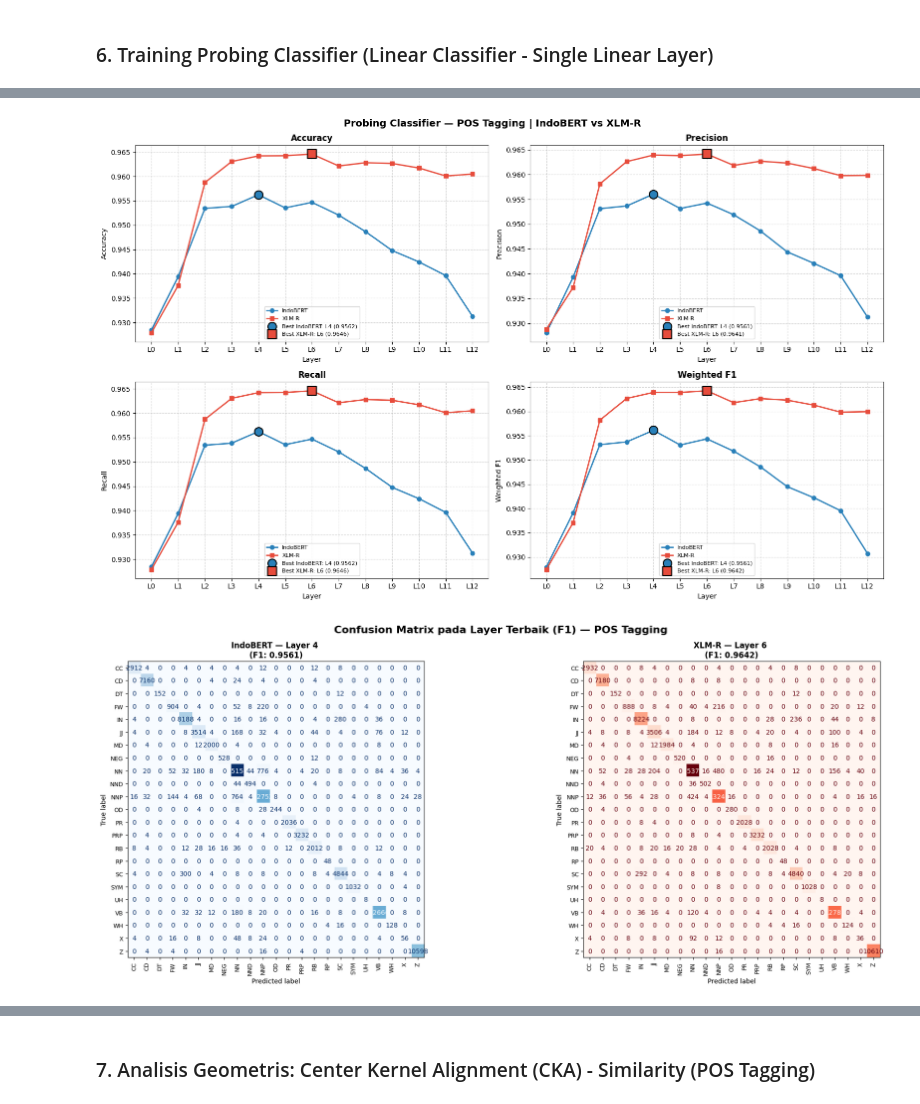
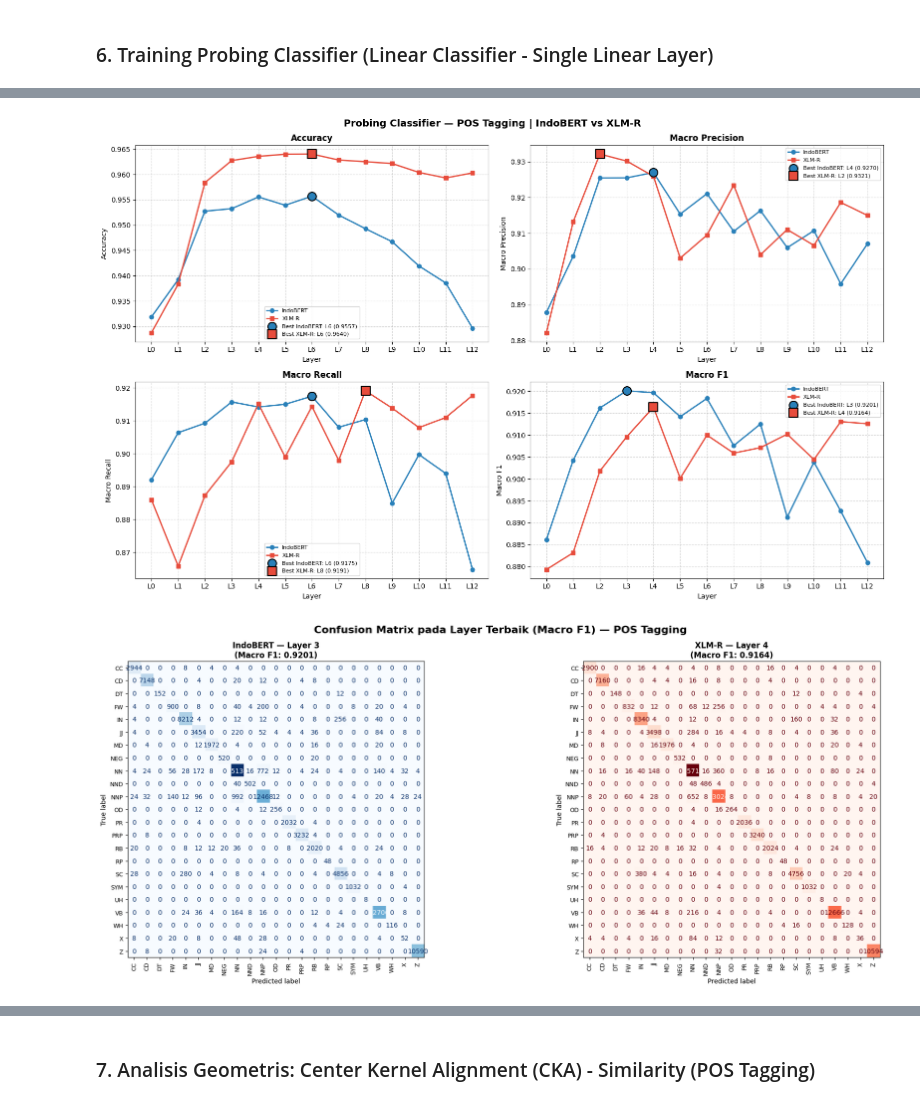
Before and after one commit to mfaqihzacky/IndoBERT-LayerWise, a Jupyter notebook: notebook/AnalisisLayerwise.ipynb, the cells around one changed output, grey strips where cells are left out. Saved outputs shown, nothing was run; the diff lists cells and outputs as text; code cells hidden in the pictures.

```diff
--- a/notebook/AnalisisLayerwise.ipynb
+++ b/notebook/AnalisisLayerwise.ipynb
@@ -1284,20 +1280,17 @@ def train_probe(X_train, y_train, X_eval, y_eval,
 
     y_np  = y_ev.numpy()
     acc   = accuracy_score(y_np, y_pred)
-    f1    = f1_score(y_np, y_pred, average='weighted')
-    prec  = precision_score(y_np, y_pred, average='weighted', zero_division=0)
-    rec   = recall_score(y_np, y_pred, average='weighted', zero_division=0)
+    f1    = f1_score(y_np, y_pred, average='macro', zero_division=0)
+    prec  = precision_score(y_np, y_pred, average='macro', zero_division=0)
+    rec   = recall_score(y_np, y_pred, average='macro', zero_division=0)
 
     if return_preds:
         return acc, f1, prec, rec, y_pred
     return acc, f1, prec, rec
 
-# ── Fungsi Load-on-the-fly (HEMAT RAM) ────────────────────────────────────
+# ── Fungsi Load-on-the-fly  ────────────────────────────────────
 def load_layer_X(model_prefix, layer_idx, num_chunks=3):
     """Meload fitur X hanya untuk layer yang sedang diproses."""
-    # Pastikan SAVE_DIR mengarah ke folder yang sama dengan Tahap 3 & 4
-    # SAVE_DIR = r"D:\UNIVERSITASSEBELASMARET\Semester8\File TA\Progress\Progress TA\SourceCode\TugasAkhir_MuhamadFaqihZacky\notebook\Ekstraksi_Hidden_States\POS_Tagging"
-
     # Load Dev
     tmp_dev = np.load(os.path.join(SAVE_DIR, f"{model_prefix}_pos_dev_L{layer_idx}.npz"))
     X_dev_layer = tmp_dev['X']
@@ -1320,8 +1313,8 @@ results_pos = {
 print("\n" + "=" * 85)
 print("TRAINING PROBING CLASSIFIER PER LAYER — POS TAGGING (SINTAKSIS)")
 print("=" * 85)
-print(f"{'Layer':<7} {'IB Acc':>7} {'IB P':>7} {'IB R':>7} {'IB F1':>7} │ "
-      f"{'XLM Acc':>7} {'XLM P':>7} {'XLM R':>7} {'XLM F1':>7}")
+print(f"{'Layer':<7} {'IB Acc':>7} {'IB P':>7} {'IB R':>7} {'IB mF1':>7} │ "
+      f"{'XLM Acc':>7} {'XLM P':>7} {'XLM R':>7} {'XLM mF1':>8}")
 print("-" * 85)
 
 for layer_idx in range(NUM_LAYERS):
@@ -1332,7 +1325,7 @@ for layer_idx in range(NUM_LAYERS):
         hidden_size=HIDDEN_SIZE, num_classes=NUM_CLASSES,
         return_preds=True
     )
-    del X_train_ib, X_dev_ib # Bebaskan RAM
+    del X_train_ib, X_dev_ib
     gc.collect()
 
     # 2. Eksekusi XLM-R
@@ -1342,7 +1335,7 @@ for layer_idx in range(NUM_LAYERS):
         hidden_size=HIDDEN_SIZE, num_classes=NUM_CLASSES,
         return_preds=True
     )
-    del X_train_xlm, X_dev_xlm # Bebaskan RAM
+    del X_train_xlm, X_dev_xlm
     gc.collect()
 
     # 3. Simpan metrik
@@ -1357,7 +1350,7 @@ for layer_idx in range(NUM_LAYERS):
         results_pos[key]['y_pred'].append(vals[4])
 
     print(f"L{layer_idx:<6} {acc_i:>7.4f} {prec_i:>7.4f} {rec_i:>7.4f} {f1_i:>7.4f} │ "
-          f"{acc_x:>7.4f} {prec_x:>7.4f} {rec_x:>7.4f} {f1_x:>7.4f}")
+          f"{acc_x:>7.4f} {prec_x:>7.4f} {rec_x:>7.4f} {f1_x:>8.4f}")
 
 print("=" * 85)
 
@@ -1368,13 +1361,13 @@ best_pos = {
     for model in ['indobert', 'xlmr']
 }
 
-# ── Visualisasi Line Plot (Acc, Precision, Recall, F1) ───────────────────
+# ── Visualisasi Line Plot (Acc, Macro Precision, Macro Recall, Macro F1) ──
 layer_ticks  = [f"L{i}" for i in range(NUM_LAYERS)]
 metrics_plot = [
     ('acc',       'Accuracy'),
-    ('precision', 'Precision'),
-    ('recall',    'Recall'),
-    ('f1',        'Weighted F1'),
+    ('precision', 'Macro Precision'),
+    ('recall',    'Macro Recall'),
+    ('f1',        'Macro F1'),
 ]
 
 fig, axes = plt.subplots(2, 2, figsize=(16, 10))
@@ -1409,11 +1402,11 @@ for ax, (metric, title) in zip(axes, metrics_plot):
 plt.tight_layout()
 plt.show()
 
-# ── Confusion Matrix pada Layer Terbaik F1 ───────────────────────────────
+# ── Confusion Matrix pada Layer Terbaik Macro F1 ─────────────────────────
 CLASS_NAMES = list(label_encoder.classes_)
 
 fig, axes = plt.subplots(1, 2, figsize=(20, 8))
-fig.suptitle('Confusion Matrix pada Layer Terbaik (F1) — POS Tagging',
+fig.suptitle('Confusion Matrix pada Layer Terbaik (Macro F1) — POS Tagging',
              fontsize=16, fontweight='bold')
 
 for ax, model_key, model_name, color in zip(
@@ -1422,32 +1415,26 @@ for ax, model_key, model_name, color in zip(
     ['IndoBERT', 'XLM-R'],
     ['Blues', 'Reds']
 ):
-    b = best_pos[model_key]['f1']
+    b  = best_pos[model_key]['f1']
     cm = confusion_matrix(y_dev, results_pos[model_key]['y_pred'][b])
     disp = ConfusionMatrixDisplay(confusion_matrix=cm, display_labels=CLASS_NAMES)
-
     disp.plot(ax=ax, colorbar=False, cmap=color, xticks_rotation=90)
-
-    ax.set_title(f'{model_name} — Layer {b} \n'
-                 f'(F1: {results_pos[model_key]["f1"][b]:.4f})',
+    ax.set_title(f'{model_name} — Layer {b}\n'
+                 f'(Macro F1: {results_pos[model_key]["f1"][b]:.4f})',
                  fontweight='bold')
-
-    # Memperkecil ukuran font axis jika diperlukan
     ax.tick_params(axis='both', which='major', labelsize=9)
 
 plt.tight_layout()
 plt.show()
 
 # ── Tabel Ringkasan ───────────────────────────────────────────────────────
-METRICS = [('acc', 'Acc'), ('precision', 'Prec'), ('recall', 'Rec'), ('f1', 'F1')]
+METRICS = [('acc', 'Acc'), ('precision', 'Prec'), ('recall', 'Rec'), ('f1', 'mF1')]
 
-# Tandai baris terbaik berdasarkan F1
 best_ib_row  = best_pos['indobert']['f1']
 best_xlm_row = best_pos['xlmr']['f1']
 
-# Header
-col_w = 8
-sep   = "─" * (7 + (col_w + 1) * 4 + 3 + (col_w + 1) * 4)
+col_w          = 8
+sep            = "─" * (7 + (col_w + 1) * 4 + 3 + (col_w + 1) * 4)
 header_metrics = "".join(f"{lbl:>{col_w}}" for _, lbl in METRICS)
 
 print(f"\n{'─' * len(sep)}")
@@ -1487,6 +1474,6 @@ L12      0.9313  0.9312  0.9313  0.9307 │  0.9605  0.9598  0.9605  0.9599
 =====================================================================================
-[figure, old version]
+[figure, new version]
-[figure, old version]
+[figure, new version]
 ──────────────────────────────────────────────────────────────────────────────────
   RINGKASAN HASIL PROBING CLASSIFIER — POS TAGGING
 ──────────────────────────────────────────────────────────────────────────────────
```
Also changed, not shown: parts of 25 cells of this notebook.
